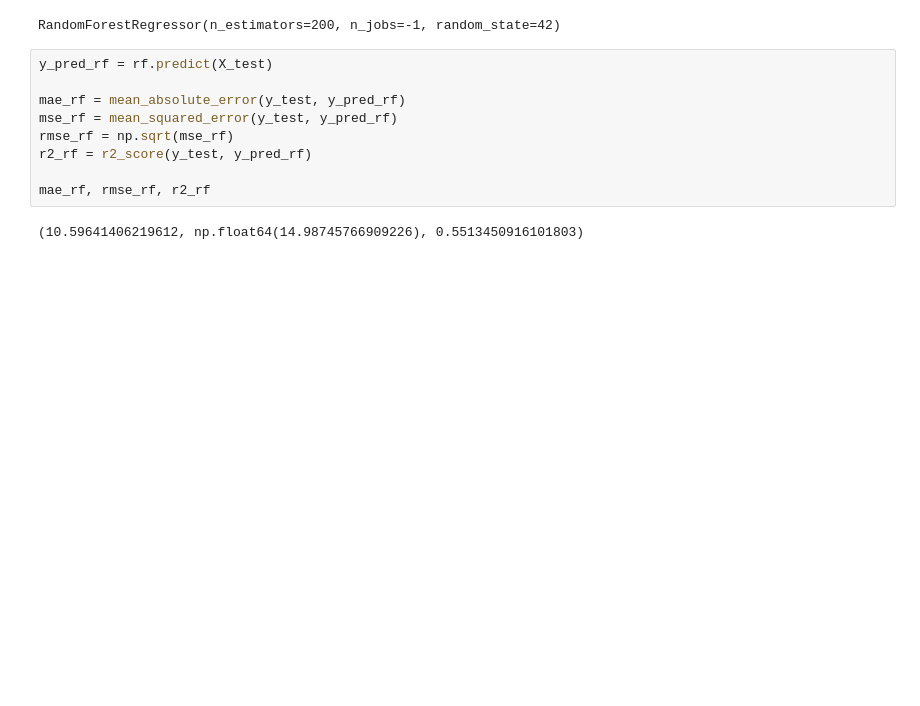
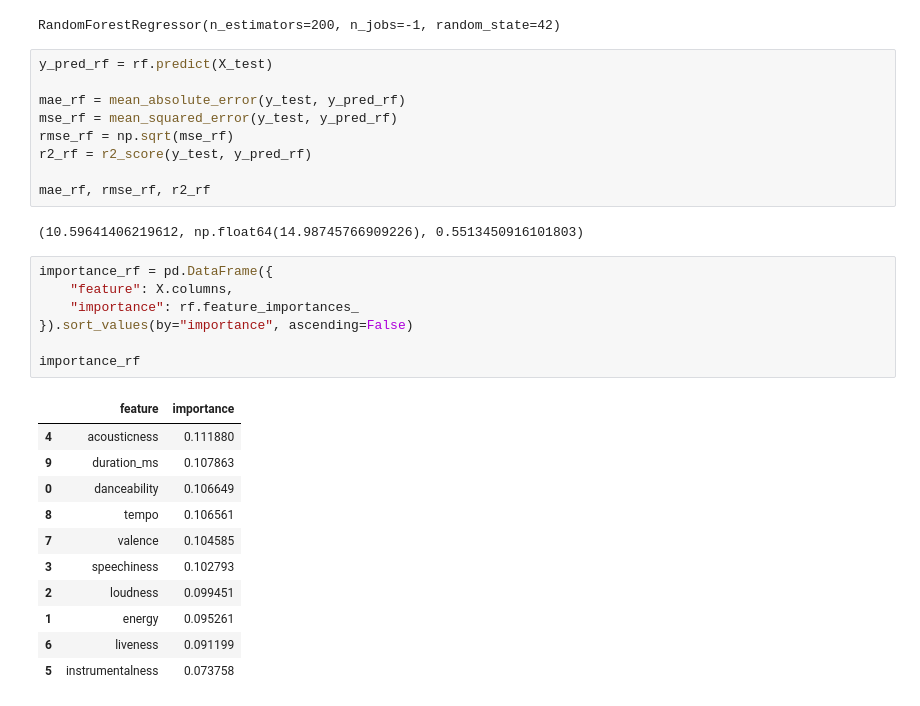
Before and after one commit to annamendozav/machine-learning-spotify, a Jupyter notebook: notebooks/modelo_popularidad.ipynb, the cells around one changed output. Saved outputs shown, nothing was run; the diff lists cells and outputs as text; blank space fills up the shorter version.

```diff
--- a/notebooks/modelo_popularidad.ipynb
+++ b/notebooks/modelo_popularidad.ipynb
@@ -136,3 +136,22 @@ r2_rf = r2_score(y_test, y_pred_rf)
 mae_rf, rmse_rf, r2_rf
 # %% [output]
 (10.59641406219612, np.float64(14.98745766909226), 0.5513450916101803)
+# %%
+importance_rf = pd.DataFrame({
+    "feature": X.columns,
+    "importance": rf.feature_importances_
+}).sort_values(by="importance", ascending=False)
+
+importance_rf
+# %% [output]
+|  | feature | importance |
+| 4 | acousticness | 0.111880 |
+| 9 | duration_ms | 0.107863 |
+| 0 | danceability | 0.106649 |
+| 8 | tempo | 0.106561 |
+| 7 | valence | 0.104585 |
+| 3 | speechiness | 0.102793 |
+| 2 | loudness | 0.099451 |
+| 1 | energy | 0.095261 |
+| 6 | liveness | 0.091199 |
+| 5 | instrumentalness | 0.073758 |
```
